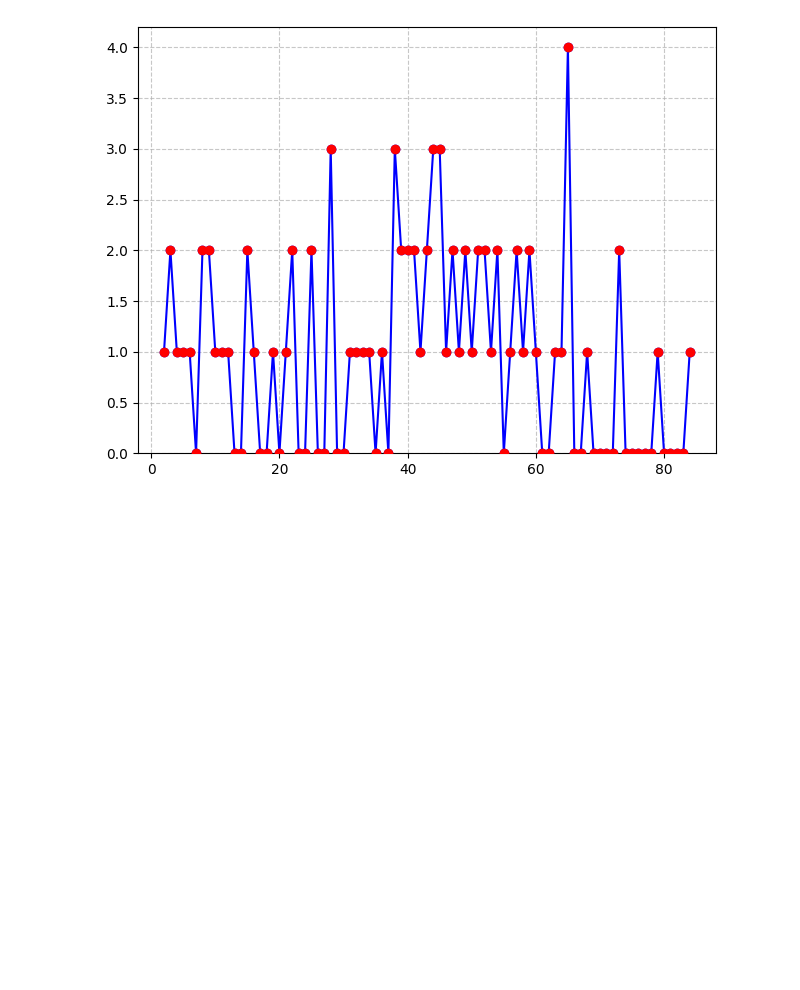
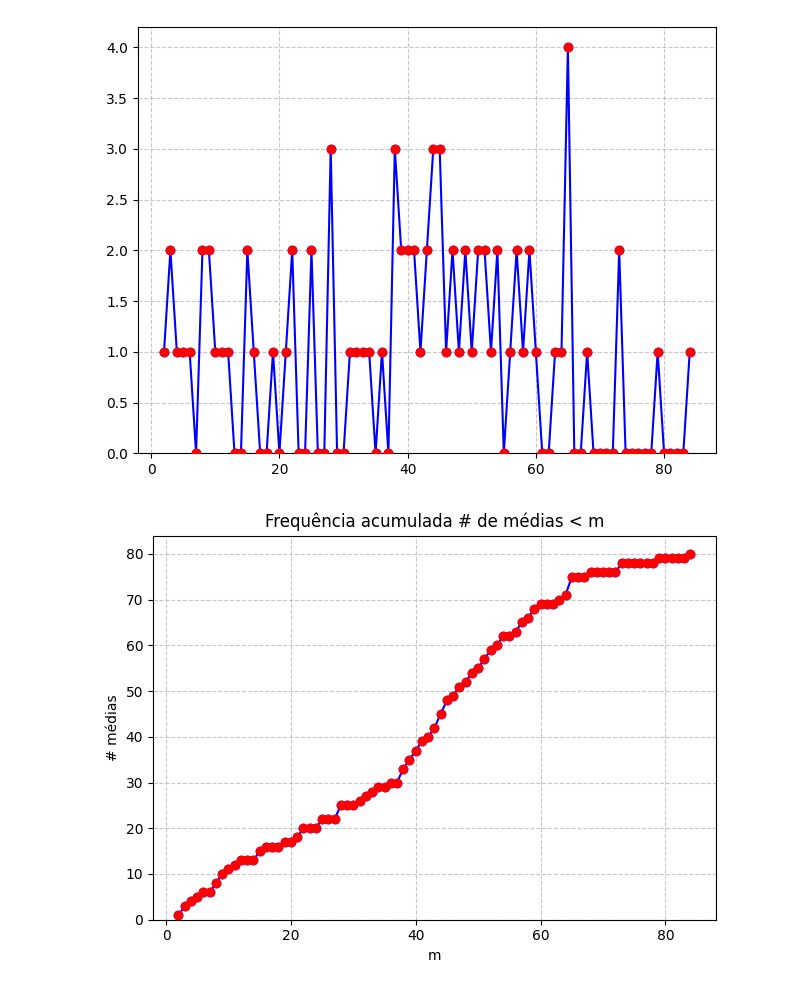
Before and after one commit to JoaoVCMiranda/estatistica, a Jupyter notebook: Capítulo_2_Questões.ipynb, the cells around one changed output. Cells and saved outputs as stored; diff of their text form; code cells hidden in the pictures; blank space fills up the shorter version.

```diff
--- a/Capítulo_2_Questões.ipynb
+++ b/Capítulo_2_Questões.ipynb
@@ -115,3 +120,7 @@ barplot_continuo(get_frequencias(dados_pag_19_4), amplitudes_classes=5)
 poligono_frequencias(get_frequencias(dados_pag_19_4))
 # %% [output]
 [figure]
+# %%
+poligono_frequencias_acumuladas(get_frequencias_acumuladas(dados_pag_19_4), title="Frequência acumulada # de médias < m", xlabel="m", ylabel="# médias")
+# %% [output]
+[figure, added]
```
Also changed, not shown: parts of 16 cells of this notebook, 6 other files.
